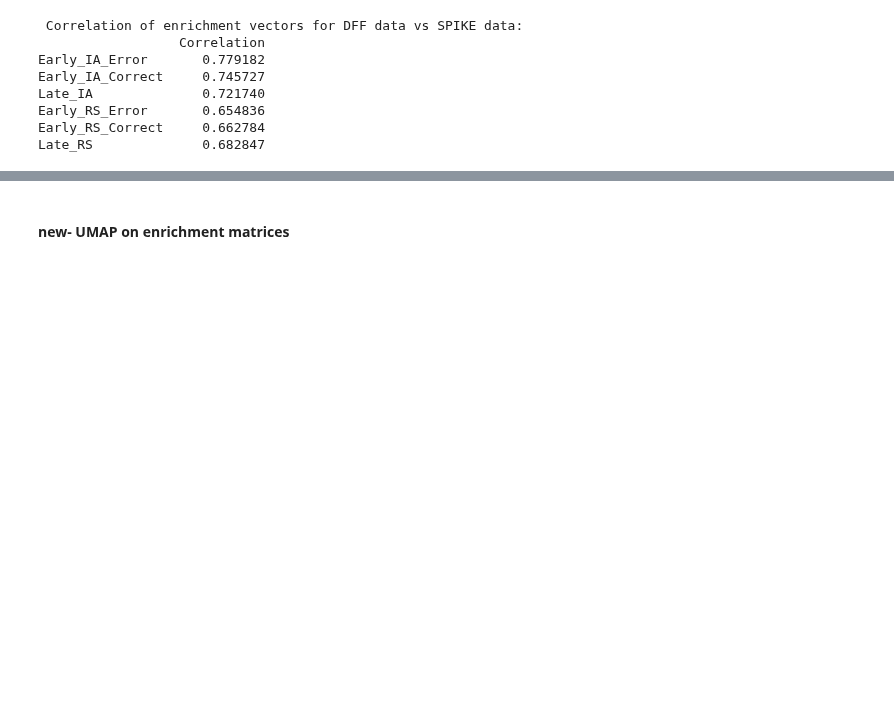
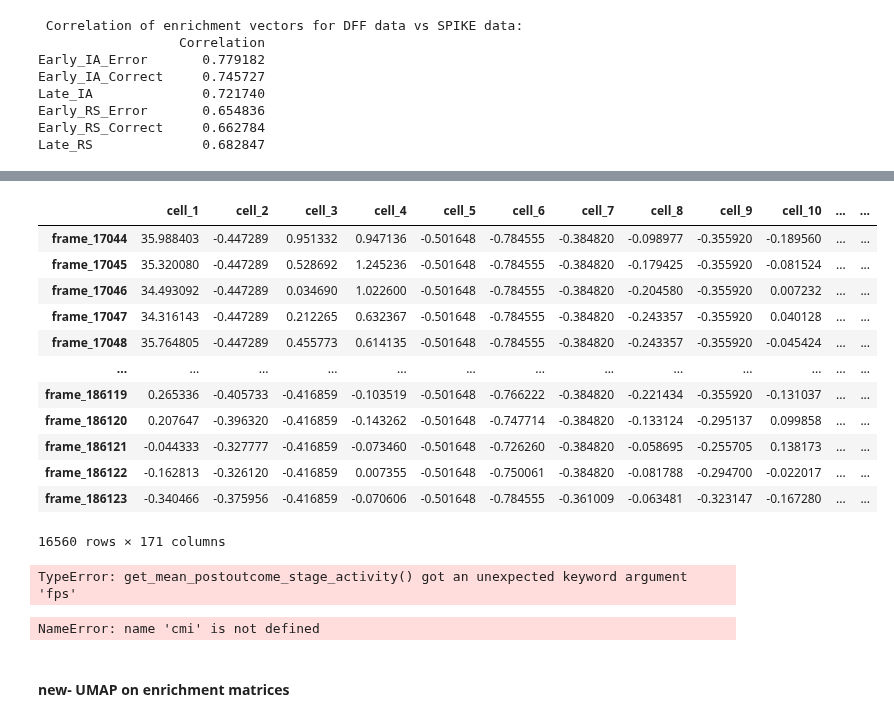
Before and after one commit to cjohnsoncruz/dlx56_mPFC_1p_SohalLab, a Jupyter notebook: code/preprocess matlab data v5_no_tseries_tests.ipynb, the cells around one changed output, grey strips where cells are left out. Saved outputs shown, nothing was run; the diff lists cells and outputs as text; code cells hidden in the pictures; blank space fills up the shorter version.

```diff
--- a/code/preprocess matlab data v5_no_tseries_tests.ipynb
+++ b/code/preprocess matlab data v5_no_tseries_tests.ipynb
@@ -1003,0 +1061,55 @@ Late_RS              0.682847
+# %%
+def extract_trial_windows(df):
+    """Extract last 3s pre-outcome and first 15s post-outcome for each trial."""
+
+    # Validation: Check monotonicity within each trial
+    grouped = df.groupby(['subject_name', 'session', 'trial_num'])
+
+    for trial_id, trial_data in grouped:
+        # Extract frame numbers from index (e.g., "frame_16664" -> 16664)
+        frame_nums = trial_data.index.str.extract(r'frame_(\d+)')[0].astype(int)
+
+        if not frame_nums.is_monotonic_increasing:
+            raise ValueError(f"Non-monotonic indices in trial {trial_id}")
+
+    # Extract windows
+    trial_windows = []
+
+    for trial_id, trial_data in grouped:
+        pre = trial_data[trial_data['trial_section'] == 'pre_outcome'].tail(60)
+        post = trial_data[trial_data['trial_section'] == 'post_outcome'].head(300)
+         # Combine pre and post for this trial
+        combined = pd.concat([pre, post])
+
+        # Add frame index starting at 1 for this trial's window
+        combined['trial_window_frame'] = range(1, len(combined) + 1)
+        trial_windows.append(combined)
+
+    # Return all trials combined
+    return pd.concat(trial_windows)
+# %%
+extract_trial_windows(test_df)
+# %% [output]
+|  | cell_1 | cell_2 | cell_3 | cell_4 | cell_5 | cell_6 | cell_7 | cell_8 | cell_9 | cell_10 | ... | ... |
+| frame_17044 | 35.988403 | -0.447289 | 0.951332 | 0.947136 | -0.501648 | -0.784555 | -0.384820 | -0.098977 | -0.355920 | -0.189560 | ... | ... |
+| frame_17045 | 35.320080 | -0.447289 | 0.528692 | 1.245236 | -0.501648 | -0.784555 | -0.384820 | -0.179425 | -0.355920 | -0.081524 | ... | ... |
+| frame_17046 | 34.493092 | -0.447289 | 0.034690 | 1.022600 | -0.501648 | -0.784555 | -0.384820 | -0.204580 | -0.355920 | 0.007232 | ... | ... |
+| frame_17047 | 34.316143 | -0.447289 | 0.212265 | 0.632367 | -0.501648 | -0.784555 | -0.384820 | -0.243357 | -0.355920 | 0.040128 | ... | ... |
+| frame_17048 | 35.764805 | -0.447289 | 0.455773 | 0.614135 | -0.501648 | -0.784555 | -0.384820 | -0.243357 | -0.355920 | -0.045424 | ... | ... |
+| ... | ... | ... | ... | ... | ... | ... | ... | ... | ... | ... | ... | ... |
+| frame_186119 | 0.265336 | -0.405733 | -0.416859 | -0.103519 | -0.501648 | -0.766222 | -0.384820 | -0.221434 | -0.355920 | -0.131037 | ... | ... |
+| frame_186120 | 0.207647 | -0.396320 | -0.416859 | -0.143262 | -0.501648 | -0.747714 | -0.384820 | -0.133124 | -0.295137 | 0.099858 | ... | ... |
+| frame_186121 | -0.044333 | -0.327777 | -0.416859 | -0.073460 | -0.501648 | -0.726260 | -0.384820 | -0.058695 | -0.255705 | 0.138173 | ... | ... |
+| frame_186122 | -0.162813 | -0.326120 | -0.416859 | 0.007355 | -0.501648 | -0.750061 | -0.384820 | -0.081788 | -0.294700 | -0.022017 | ... | ... |
+| frame_186123 | -0.340466 | -0.375956 | -0.416859 | -0.070606 | -0.501648 | -0.784555 | -0.361009 | -0.063481 | -0.323147 | -0.167280 | ... | ... |
+16560 rows × 171 columns
+# %%
+#for each trial, extract pre and post-outcome activity time-series
+#use pre-established hyperparameters:
+hyper_param_dict['window_to_bin'] = 5 #n frames to average over
+hyper_param_dict['bin_size'] = hyper_param_dict['window_to_bin']/20 #in seconds, resulting binsize
+hyper_param_dict['n_sec_to_rotate'] = 0
+hyper_param_dict['n_pre_bin_to_drop'] = 2*4 #how many bins (seconds * window size0  of the pre-decision to drop
+hyper_param_dict['n_post_end_bin_to_drop'] = 0*4 #how many bins (seconds * window size0  of END the post-decision to drop)
+# %% [output]
+TypeError: get_mean_postoutcome_stage_activity() got an unexpected keyword argument 'fps'
@@ -1004,3 +1138,10 @@ Late_RS              0.682847
+# %%
+numeric_col = cmi.pp.get_numeric_cols_timeseries(trial_tseries_df_norm, " to ")
+unit_mean_tseries =  cmi.pp.get_unit_mean_timeseries_by_phase(trial_tseries_df_norm,['trial_num'], ['name', 'neuron_ID','geno_day', stage_col], numeric_col)
+subject_stage_info_df = cmi.pp.get_subject_stage_info_df(trial_tseries_df_norm) # get subj level dfs
+n_total_units = unit_mean_tseries.groupby(by = 'geno_day')['unique_ID'].nunique()
+# %% [output]
+NameError: name 'cmi' is not defined
 # %% [markdown]
 #### new- UMAP on enrichment matrices
 # %%
```
Also changed, not shown: parts of 11 cells of this notebook.
